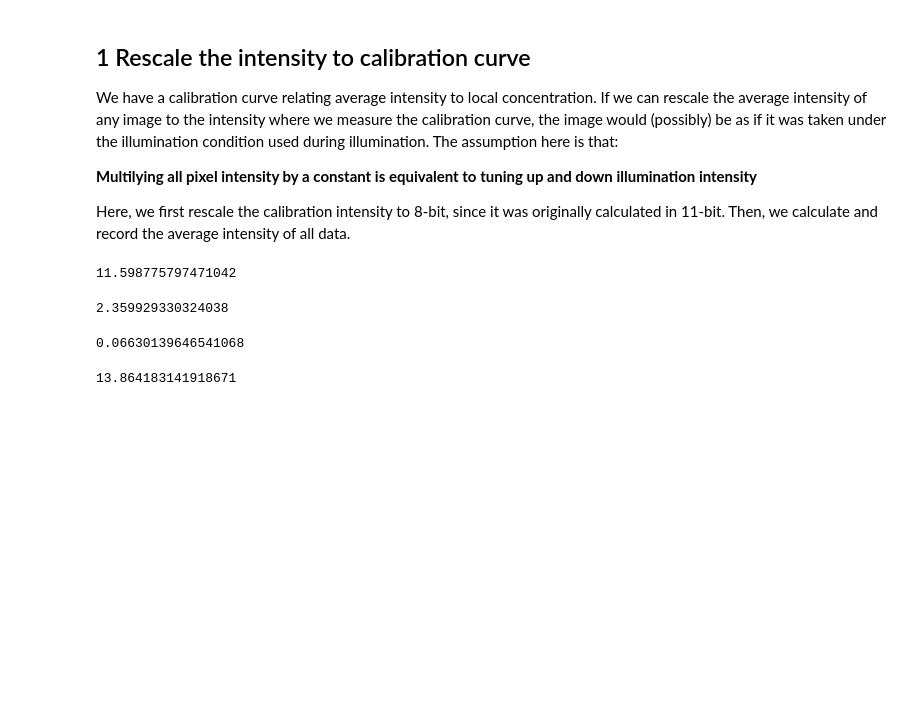
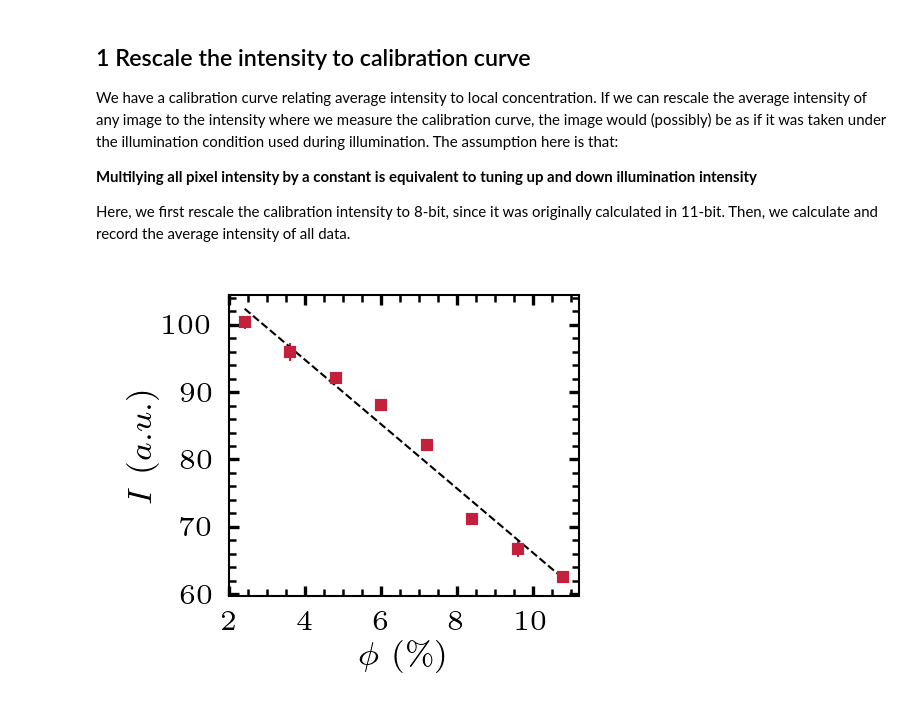
Before and after one commit to ZLoverty/Python, a Jupyter notebook: Correlation/src/GNF-normalizations.ipynb, the cells around one changed output. Drawn from its saved outputs; the diff is of its cells as text; code cells hidden in the pictures; blank space fills up the shorter version.

```diff
--- a/Correlation/src/GNF-normalizations.ipynb
+++ b/Correlation/src/GNF-normalizations.ipynb
@@ -44,16 +42,17 @@ a = np.random.randint(100, 250, (1, 100))
-# %%
-a.std()
-# %% [output]
-11.598775797471042
-# %%
-np.log(a.std())
-# %% [output]
-2.359929330324038
-# %%
-np.log(a).std()
-# %% [output]
-0.06630139646541068
-# %%
-np.log(a.std()) / np.log(a).std()
-# %% [output]
-13.864183141918671
+# %%
+cali_data = pd.read_csv(os.path.join(data_master_dir, r'Research projects\DF\data\n-I-calibration.csv'))
+fig, ax = plt.subplots(figsize=(1.75, 1.50), dpi=300)
+cali_data['I'] = cali_data['I'] / 2**11 * 2**8
+cali_data['std'] = cali_data['std'] / 2**11 * 2**8
+n0_vf = 0.12 # 1 n0 equivalent volume fraction
+ax.errorbar(cali_data['n'] * n0_vf, cali_data['I'], yerr=cali_data['std'], ls='',
+            c=wowcolor(0), marker='s',  capsize=0, markersize=2, elinewidth=0.5)
+p = np.polyfit(cali_data['n'] * n0_vf, cali_data['I'] , deg=1)
+ax.plot(cali_data['n'] * n0_vf, p[0]*cali_data['n']*n0_vf+p[1], ls='--', color='black', lw=0.5)
+ax.set_xlabel('$\phi$ (\%)')
+ax.set_ylabel('$I$ ($a.u.$)')
+ax.set_xticks([2, 4, 6, 8, 10])
+# ax.set_yticks([500, 600, 700, 800])
+plt.tight_layout()
+# %% [output]
+[figure, added]
```
Also changed, not shown: parts of 15 cells of this notebook, 7 other files.
